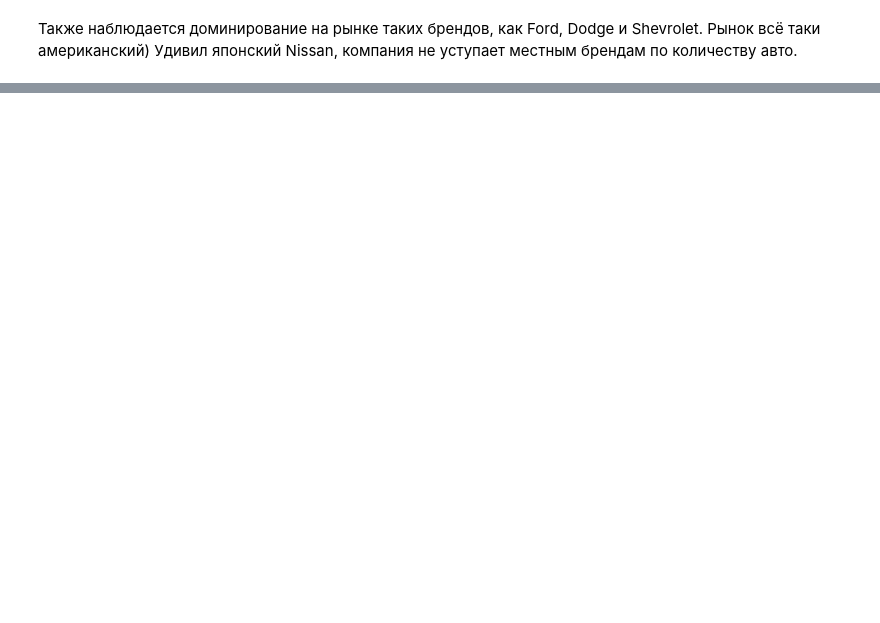
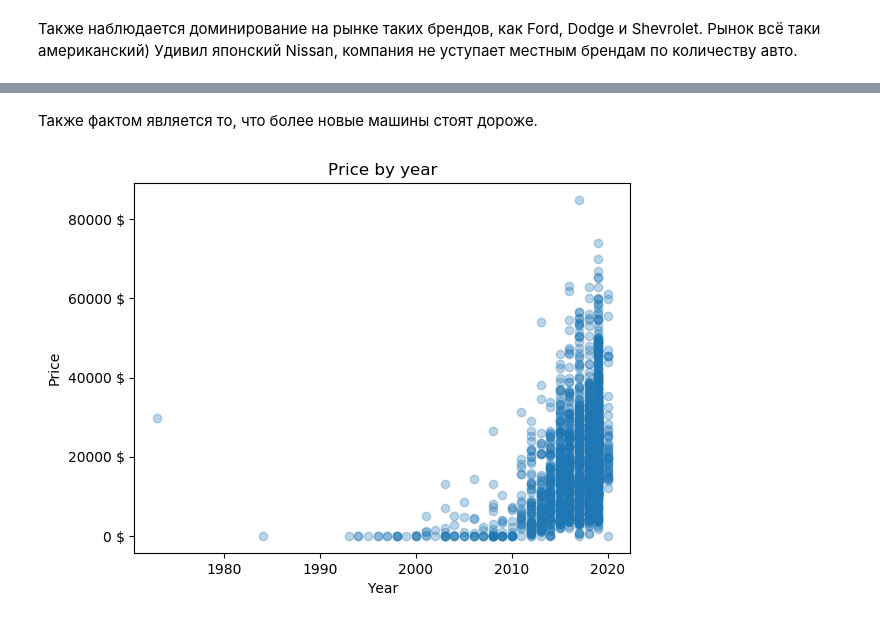
Before and after one commit to Aladiev/data-mining, a Jupyter notebook: visualization.ipynb, the cells around one changed output, grey strips where cells are left out. Cells and saved outputs as stored; diff of their text form; code cells hidden in the pictures; blank space fills up the shorter version.

```diff
--- a/visualization.ipynb
+++ b/visualization.ipynb
@@ -49,0 +64,13 @@ pass
+# %% [markdown]
+Также фактом является то, что более новые машины стоят дороже.
+# %%
+years_values = data.year.values
+
+plt.scatter(years_values, price_values, alpha=0.3)
+plt.gca().yaxis.set_major_formatter(mticker.FormatStrFormatter('%d $'))
+plt.xlabel('Year')
+plt.ylabel('Price')
+plt.title('Price by year')
+pass
+# %% [output]
+[figure, added]
```
Also changed, not shown: parts of 4 cells of this notebook.
